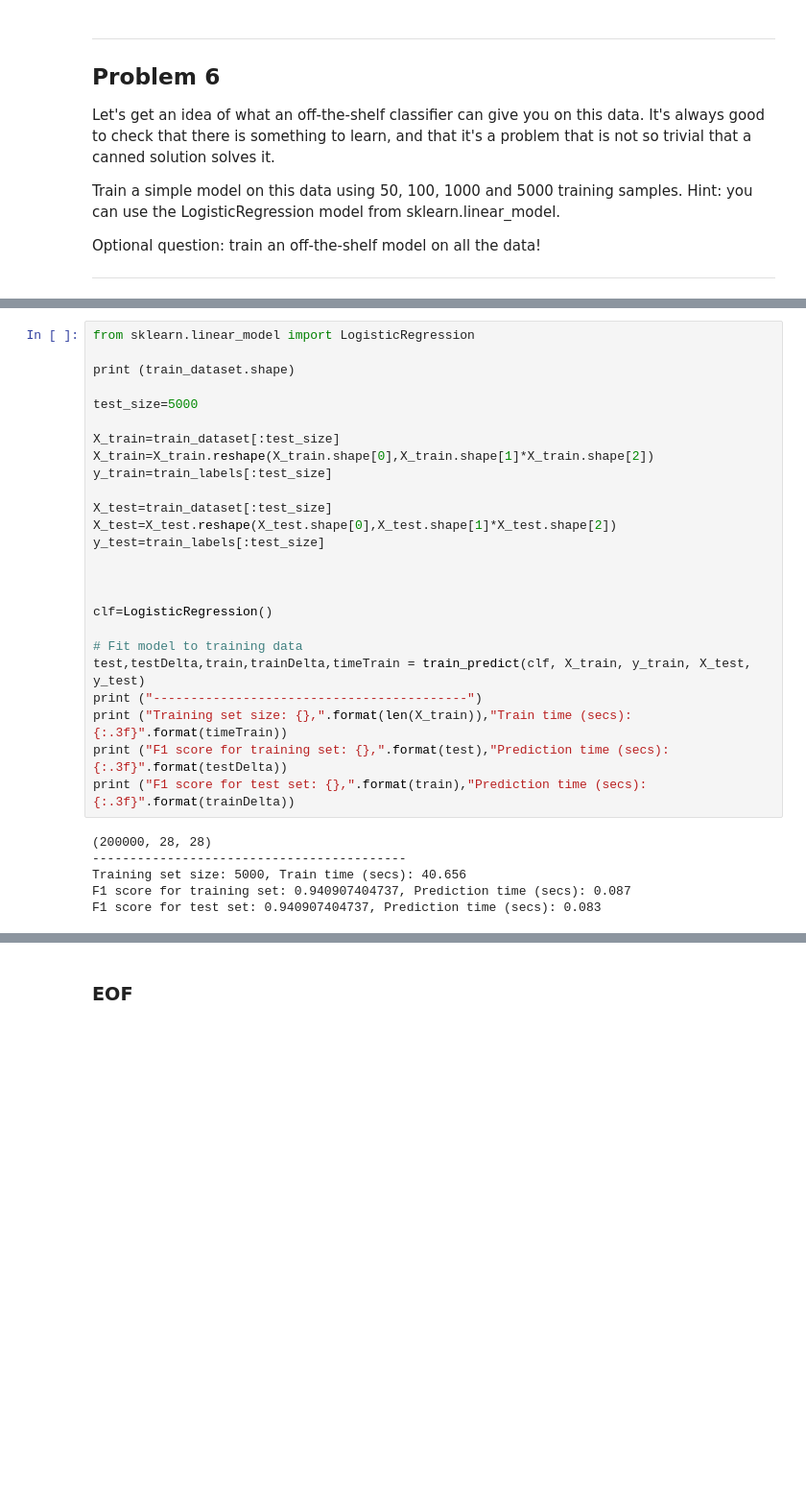
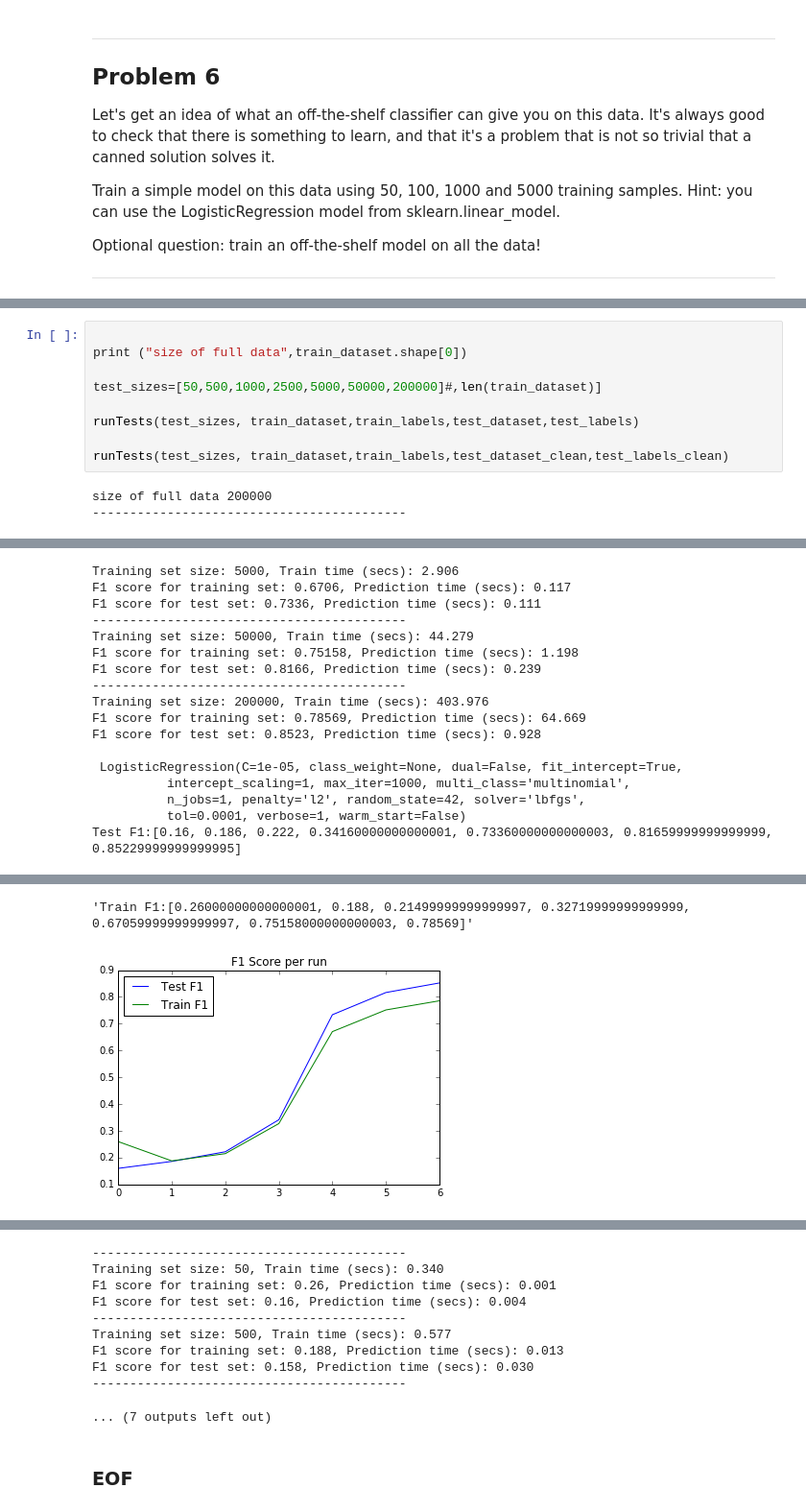
Before and after one commit to llathrop/ud730, a Jupyter notebook: 1_notmnist.ipynb, the cells around one changed output, grey strips where cells are left out. Shown: that part at 96% size. Saved outputs shown, nothing was run; the diff lists cells and outputs as text; blank space fills up the shorter version.

```diff
--- a/1_notmnist.ipynb
+++ b/1_notmnist.ipynb
@@ -499,31 +538,12 @@ def train_predict(clf, X_train, y_train, X_test, y_test):
-# %%
-from sklearn.linear_model import LogisticRegression
-
-print (train_dataset.shape)
-
-test_size=5000
-
-X_train=train_dataset[:test_size]
-X_train=X_train.reshape(X_train.shape[0],X_train.shape[1]*X_train.shape[2])
-y_train=train_labels[:test_size]
-
-X_test=train_dataset[:test_size]
-X_test=X_test.reshape(X_test.shape[0],X_test.shape[1]*X_test.shape[2])
-y_test=train_labels[:test_size]
-
-
-
-clf=LogisticRegression()
-
-# Fit model to training data
-test,testDelta,train,trainDelta,timeTrain = train_predict(clf, X_train, y_train, X_test, y_test)
-print ("------------------------------------------")
-print ("Training set size: {},".format(len(X_train)),"Train time (secs): {:.3f}".format(timeTrain))
-print ("F1 score for training set: {},".format(test),"Prediction time (secs): {:.3f}".format(testDelta))
-print ("F1 score for test set: {},".format(train),"Prediction time (secs): {:.3f}".format(trainDelta))
-# %% [output]
-(200000, 28, 28)
-------------------------------------------
-Training set size: 5000, Train time (secs): 40.656
-F1 score for training set: 0.940907404737, Prediction time (secs): 0.087
-F1 score for test set: 0.940907404737, Prediction time (secs): 0.083
+# %%
+
+print ("size of full data",train_dataset.shape[0])
+
+test_sizes=[50,500,1000,2500,5000,50000,200000]#,len(train_dataset)]
+
+runTests(test_sizes, train_dataset,train_labels,test_dataset,test_labels)
+
+runTests(test_sizes, train_dataset,train_labels,test_dataset_clean,test_labels_clean)
+# %% [output]
+size of full data 200000
+------------------------------------------
@@ -529,0 +572,17 @@ F1 score for test set: 0.940907404737, Prediction time (secs): 0.083
+Training set size: 5000, Train time (secs): 2.906
+F1 score for training set: 0.6706, Prediction time (secs): 0.117
+F1 score for test set: 0.7336, Prediction time (secs): 0.111
+------------------------------------------
+Training set size: 50000, Train time (secs): 44.279
+F1 score for training set: 0.75158, Prediction time (secs): 1.198
+F1 score for test set: 0.8166, Prediction time (secs): 0.239
+------------------------------------------
+Training set size: 200000, Train time (secs): 403.976
+F1 score for training set: 0.78569, Prediction time (secs): 64.669
+F1 score for test set: 0.8523, Prediction time (secs): 0.928
+
+ LogisticRegression(C=1e-05, class_weight=None, dual=False, fit_intercept=True,
+          intercept_scaling=1, max_iter=1000, multi_class='multinomial',
+          n_jobs=1, penalty='l2', random_state=42, solver='lbfgs',
+          tol=0.0001, verbose=1, warm_start=False)
+Test F1:[0.16, 0.186, 0.222, 0.34160000000000001, 0.73360000000000003, 0.81659999999999999, 0.85229999999999995]
@@ -529,0 +590,2 @@ F1 score for test set: 0.940907404737, Prediction time (secs): 0.083
+'Train F1:[0.26000000000000001, 0.188, 0.21499999999999997, 0.32719999999999999, 0.67059999999999997, 0.75158000000000003, 0.78569]'
+[figure, added]
@@ -530,2 +594,12 @@ F1 score for test set: 0.940907404737, Prediction time (secs): 0.083
+------------------------------------------
+Training set size: 50, Train time (secs): 0.340
+F1 score for training set: 0.26, Prediction time (secs): 0.001
+F1 score for test set: 0.16, Prediction time (secs): 0.004
+------------------------------------------
+Training set size: 500, Train time (secs): 0.577
+F1 score for training set: 0.188, Prediction time (secs): 0.013
+F1 score for test set: 0.158, Prediction time (secs): 0.030
+------------------------------------------
+... (7 outputs left out)
 # %% [markdown]
 ### EOF
```
Also changed, not shown: parts of 6 cells of this notebook.
